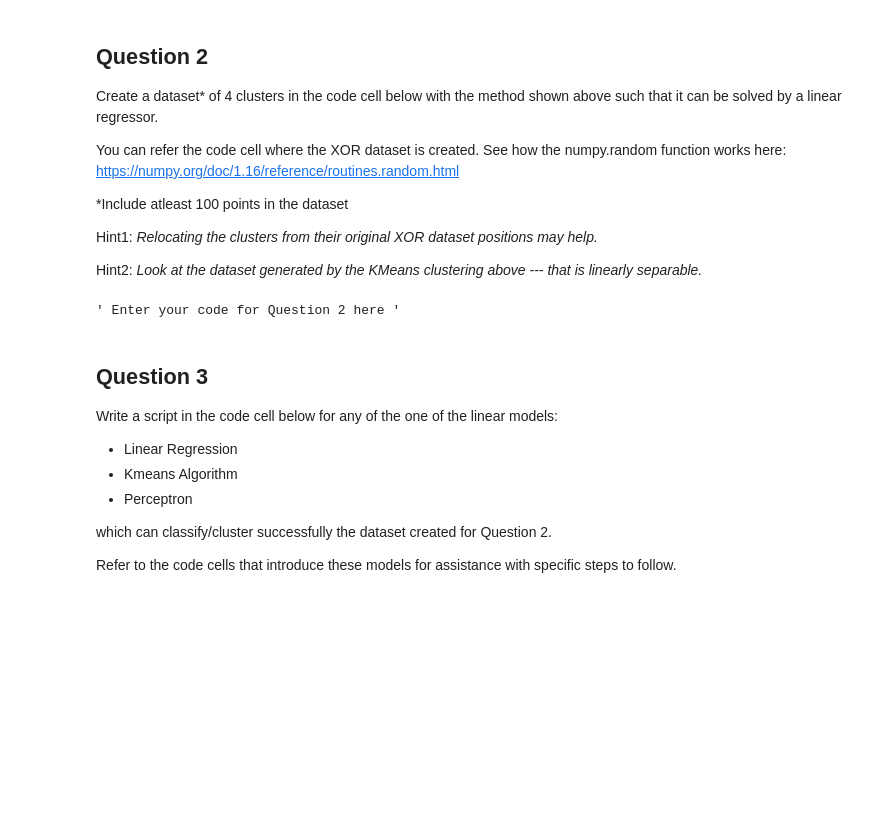
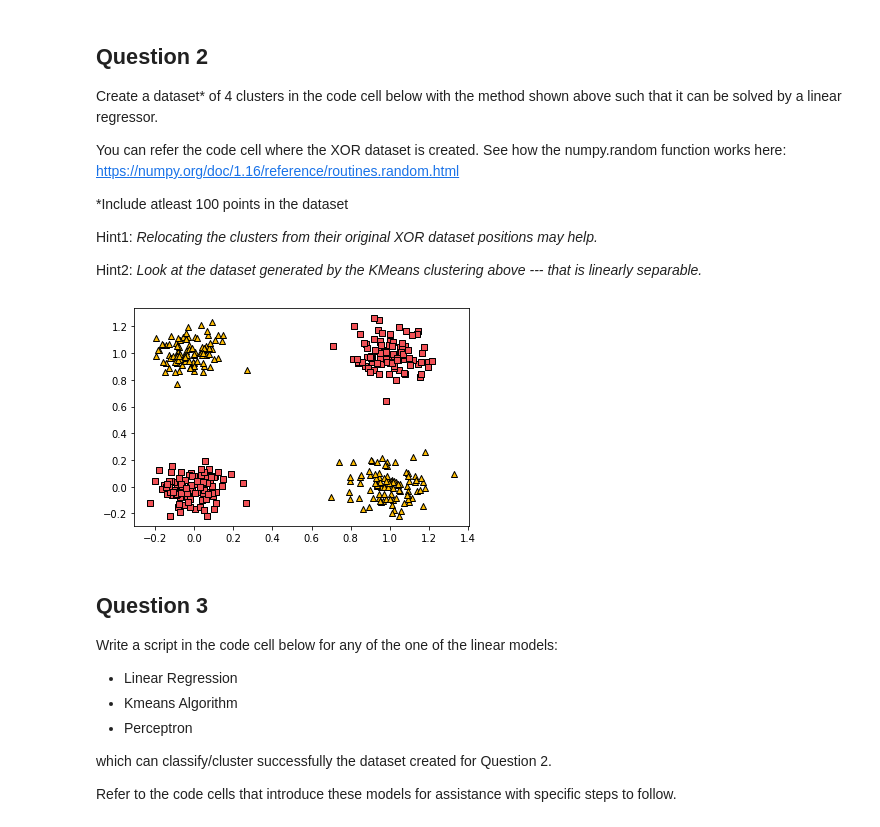
Before and after one commit to Aadarsha2002/FutureMakers2022, a Jupyter notebook: Day_3_Intro_to_Deep_Learning_AGR.ipynb, the cells around one changed output. Drawn from its saved outputs; the diff is of its cells as text; code cells hidden in the pictures; blank space fills up the shorter version.

```diff
--- a/Day_3_Intro_to_Deep_Learning_AGR.ipynb
+++ b/Day_3_Intro_to_Deep_Learning_AGR.ipynb
@@ -234,18 +234,36 @@ You can refer the code cell where the XOR dataset is created. See how the numpy.
 Hint1: *Relocating the clusters from their original XOR dataset positions may help.*
 
 Hint2: *Look at the dataset generated by the KMeans clustering above --- that is linearly separable.*
-# %%
-""" Enter your code for Question 2 here """
-
-#Data Clusters
-
-#Target Class Information
-
-#Instantiate Random Points
-
-#Create a numpy array of the datapoints and target classes created
-# %% [output]
-' Enter your code for Question 2 here '
+# %%
+#Data Clusters
+
+#Target Class Information
+data=[]
+target=[]
+
+#Instantiate Random Points
+
+for i in range(2):
+  for j in range(2):
+    for _ in range(100):
+      if (i+j)%2==0:
+        data.append([np.random.normal(0, 0.1) + i, np.random.normal(0, 0.1) + j])
+        target.append([0])
+      else:
+        data.append([np.random.normal(0, 0.1) + i, np.random.normal(0, 0.1)+ j])
+        target.append([1])
+
+kmeans = KMeans(n_clusters=4, random_state=0).fit(data)
+
+#Create a numpy array of the datapoints and target classes created
+data = np.array(data)
+target = np.array(target)
+
+#Visialize
+for i in range(len(data)):
+    plt.scatter(data[i][0], data[i][1], c=['#F15156', '#FFBD00'][target[i][0]], edgecolors='black', marker=['s', '^'][target[i][0]])
+# %% [output]
+[figure, added]
 # %% [markdown]
 ## Question 3
 Write a script in the code cell below for any of the one of the linear models:
```
Also changed, not shown: parts of 16 cells of this notebook.
